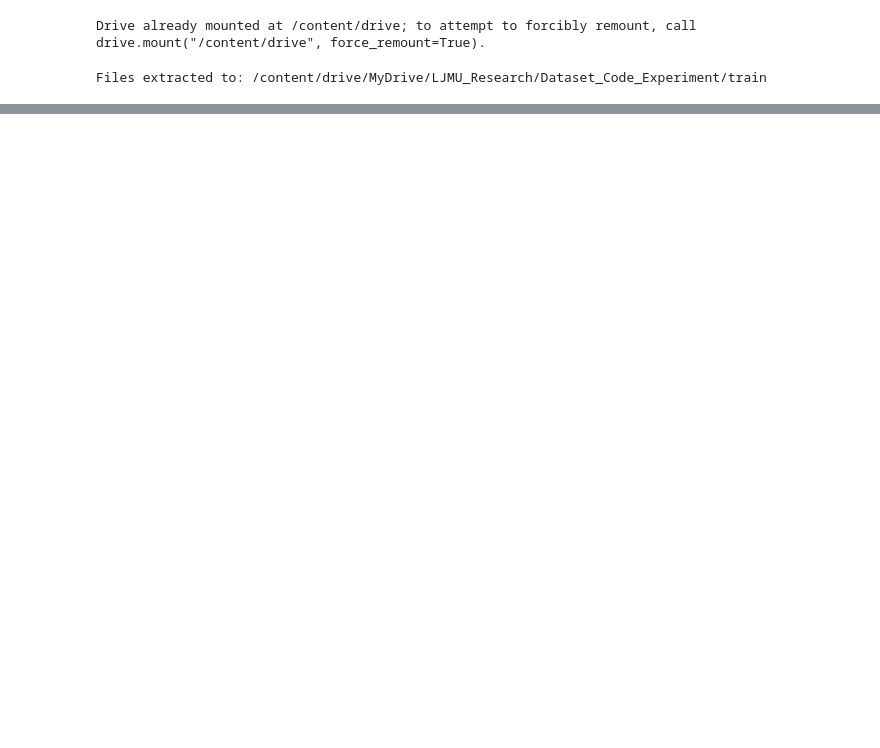
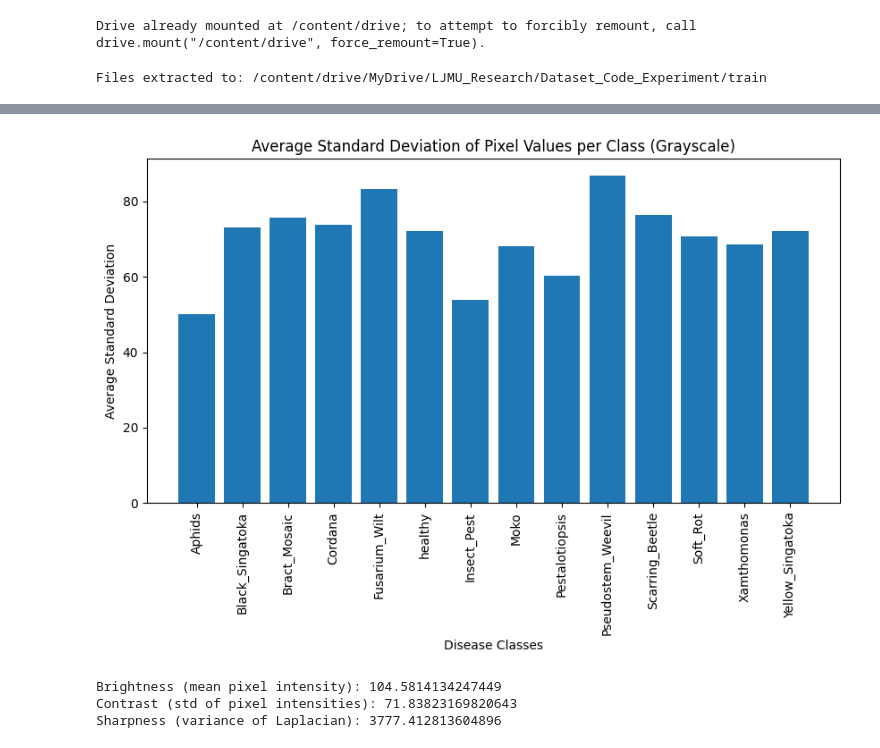
Before and after one commit to Shub2204/LJMU_Research_Thesis, a Jupyter notebook: Banana_Disease_Detetction_using_CNN.ipynb, the cells around one changed output, grey strips where cells are left out. Saved outputs shown, nothing was run; the diff lists cells and outputs as text; code cells hidden in the pictures; blank space fills up the shorter version.

```diff
--- a/Banana_Disease_Detetction_using_CNN.ipynb
+++ b/Banana_Disease_Detetction_using_CNN.ipynb
@@ -26,0 +370,58 @@ Files extracted to: /content/drive/MyDrive/LJMU_Research/Dataset_Code_Experiment
+# %%
+### STD DEVIATION OF PIXEL VALUES PER CLASS
+
+base_dir = "/content/drive/MyDrive/LJMU_Research/Dataset_Code_Experiment/train/BLD_Preprocessed_Dataset"
+disease_classes = [d for d in os.listdir(base_dir) if os.path.isdir(os.path.join(base_dir, d))]
+class_std = {}
+
+for disease_class in disease_classes:
+    class_path = os.path.join(base_dir, disease_class)
+    image_files = os.listdir(class_path)
+    if len(image_files) == 0:
+        continue
+    stds = []
+    sample_count = min(5, len(image_files))
+    for img_name in image_files[:sample_count]:
+        img_path = os.path.join(class_path, img_name)
+        # Convert image to grayscale
+        img = np.array(Image.open(img_path).convert('L'))
+        stds.append(np.std(img))
+    class_std[disease_class] = np.mean(stds)
+
+plt.figure(figsize=(10, 5))
+plt.bar(list(class_std.keys()), list(class_std.values()))
+plt.xticks(rotation=90)
+plt.xlabel("Disease Classes")
+plt.ylabel("Average Standard Deviation")
+plt.title("Average Standard Deviation of Pixel Values per Class (Grayscale)")
+plt.show()
+# %% [output]
+[figure, added]
+# %%
+## Image Quality Metrics (Contrast, Brightness, and Sharpness)
+
+# Select a sample image from the first class
+disease_classes = [d for d in os.listdir(base_dir) if os.path.isdir(os.path.join(base_dir, d))]
+sample_class = disease_classes[0]
+sample_img_path = os.path.join(base_dir, sample_class, os.listdir(os.path.join(base_dir, sample_class))[0])
+img = cv2.imread(sample_img_path)
+
+# Convert to grayscale for analysis
+gray = cv2.cvtColor(img, cv2.COLOR_BGR2GRAY)
+
+# Calculate brightness as the mean pixel intensity
+brightness = np.mean(gray)
+
+# Calculate contrast as the standard deviation of pixel intensities
+contrast = np.std(gray)
+
+# Calculate sharpness using the variance of the Laplacian
+sharpness = cv2.Laplacian(gray, cv2.CV_64F).var()
+
+print("Brightness (mean pixel intensity):", brightness)
+print("Contrast (std of pixel intensities):", contrast)
+print("Sharpness (variance of Laplacian):", sharpness)
+# %% [output]
+Brightness (mean pixel intensity): 104.5814134247449
+Contrast (std of pixel intensities): 71.83823169820643
+Sharpness (variance of Laplacian): 3777.412813604896
```
Also changed, not shown: parts of 24 cells of this notebook.
